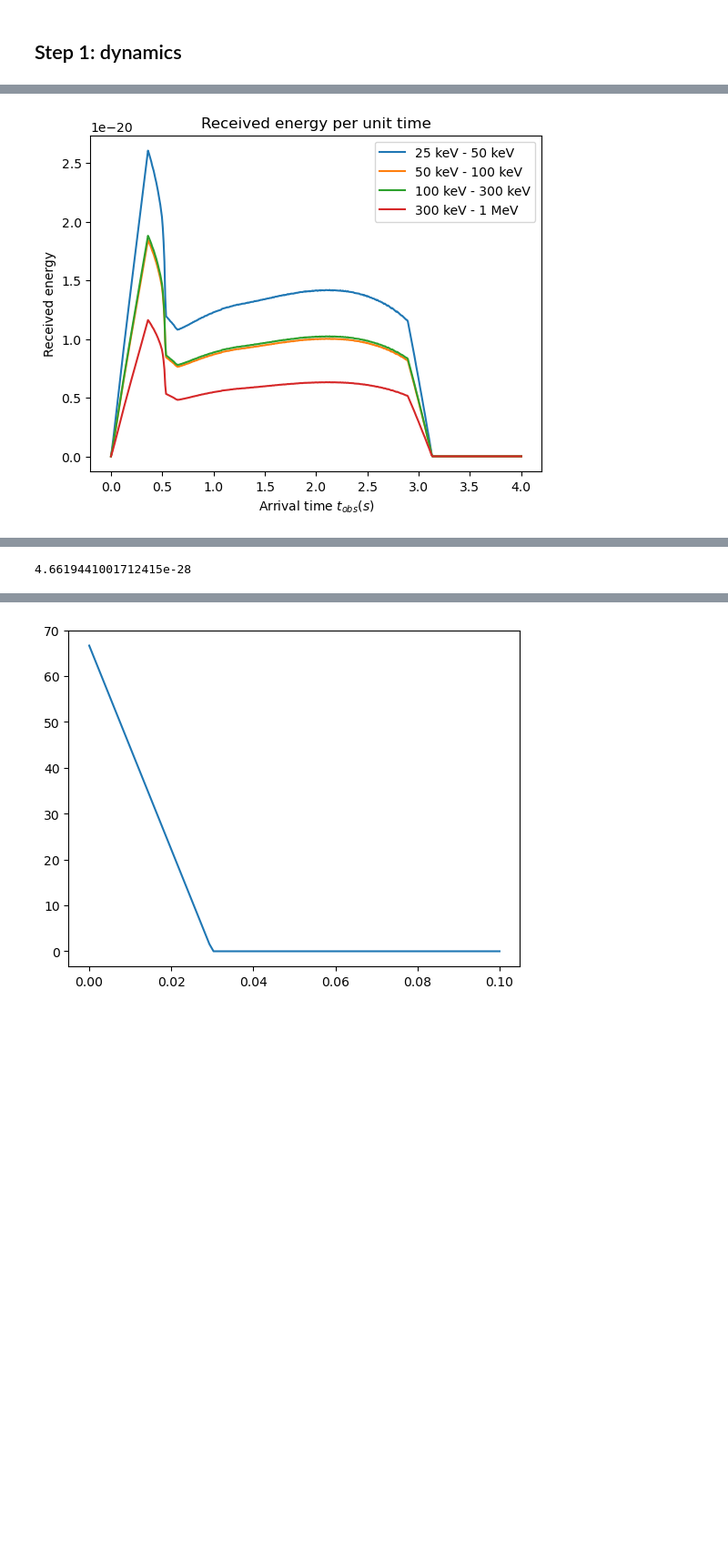
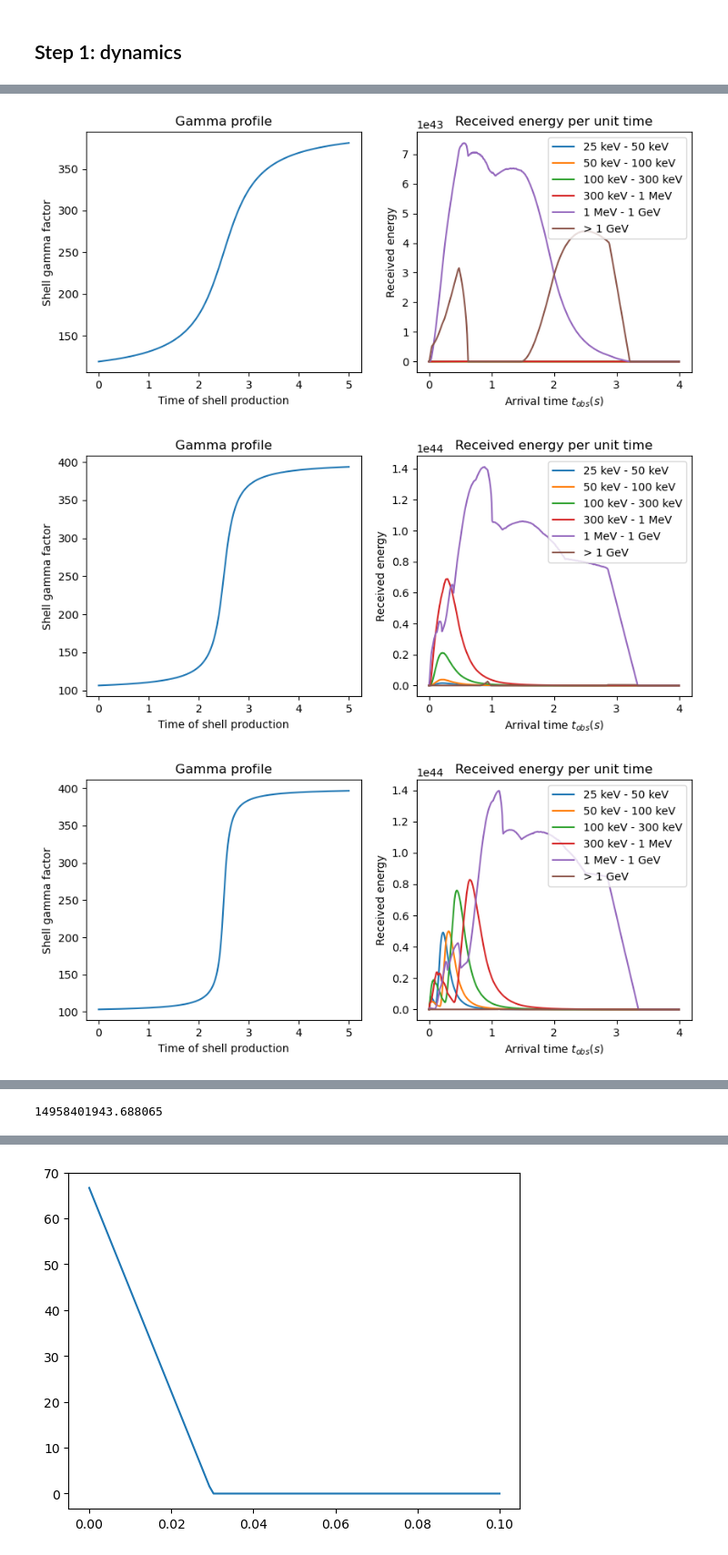
Before and after one commit to solano/gamma-ray-bursts, a Jupyter notebook: dynamics.ipynb, the cells around one changed output, grey strips where cells are left out. Shown at 91% size. Drawn from its saved outputs; the diff is of its cells as text; code cells hidden in the pictures; blank space fills up the shorter version.

Commit message:
computed bolometric curves

```diff
--- a/dynamics.ipynb
+++ b/dynamics.ipynb
@@ -497,23 +528,35 @@ def plot_multiple_burst_profiles(simu, lims=[(0, np.infty)], labels=[None], emis
     for (lowerlim, upperlim), label in zip(lims, labels):
         plot_burst_profile(simu, lowerlim, upperlim, emission_profile, maxtime, npoints, emission_args, plt.gca(), label)
 
-    plt.legend()
+    plt.legend(loc='upper right')
     if ax is None:
         plt.show()
 
-def standard_bolometric_plot(simu, emission_profile=emission_profile2, maxtime=None, npoints=501):
+def standard_bolometric_plot(simu, emission_profile=emission_profile2, maxtime=None, npoints=501, ax=None):
     const = e_charge / (2 * np.pi * hbar)
     nu_25keV = const * 25e3
     nu_50keV = const * 50e3
     nu_100keV = const * 100e3
     nu_300keV = const * 300e3
     nu_1MeV = const * 1e6
+    nu_1GeV = const * 1e9
 
-    lims = [(nu_25keV, nu_50keV), (nu_50keV, nu_100keV), (nu_100keV, nu_300keV), (nu_300keV, nu_1MeV)]
-    labels = ['25 keV - 50 keV', '50 keV - 100 keV', '100 keV - 300 keV', '300 keV - 1 MeV']
+    lims = [(nu_25keV, nu_50keV), (nu_50keV, nu_100keV), (nu_100keV, nu_300keV), (nu_300keV, nu_1MeV),
+            (nu_1MeV, nu_1GeV), (nu_1GeV, np.infty)]
+    labels = ['25 keV - 50 keV', '50 keV - 100 keV', '100 keV - 300 keV', '300 keV - 1 MeV',
+              '1 MeV - 1 GeV', '> 1 GeV']
 
-    plot_multiple_burst_profiles(simu, lims, labels, emission_profile, maxtime, npoints)
+    plot_multiple_burst_profiles(simu, lims, labels, emission_profile, maxtime, npoints, ax=ax)
-# %%
-standard_bolometric_plot(simu, maxtime=4, npoints=500)
-# %% [output]
-[figure, removed]
+# %%
+
+for simu in simus:
+    fig, (ax1, ax2) = plt.subplots(1,2, figsize=(10,4))
+
+    plot_gamma_initial(simu, ax1)
+    standard_bolometric_plot(simu, maxtime=4, npoints=500, ax=ax2)
+
+    plt.show()
+# %% [output]
+[figure, added]
+[figure, added]
+[figure, added]
@@ -520,5 +565,5 @@ standard_bolometric_plot(simu, maxtime=4, npoints=500)
 # %%
-2*np.pi*hbar * simu.emissions[0].nu_c / e_charge
+2*np.pi*hbar * simu.emissions[2500].nu_c / e_charge
 # %% [output]
-4.6619441001712415e-28
+14958401943.688065
 # %%
```
Also changed, not shown: parts of 12 cells of this notebook.
